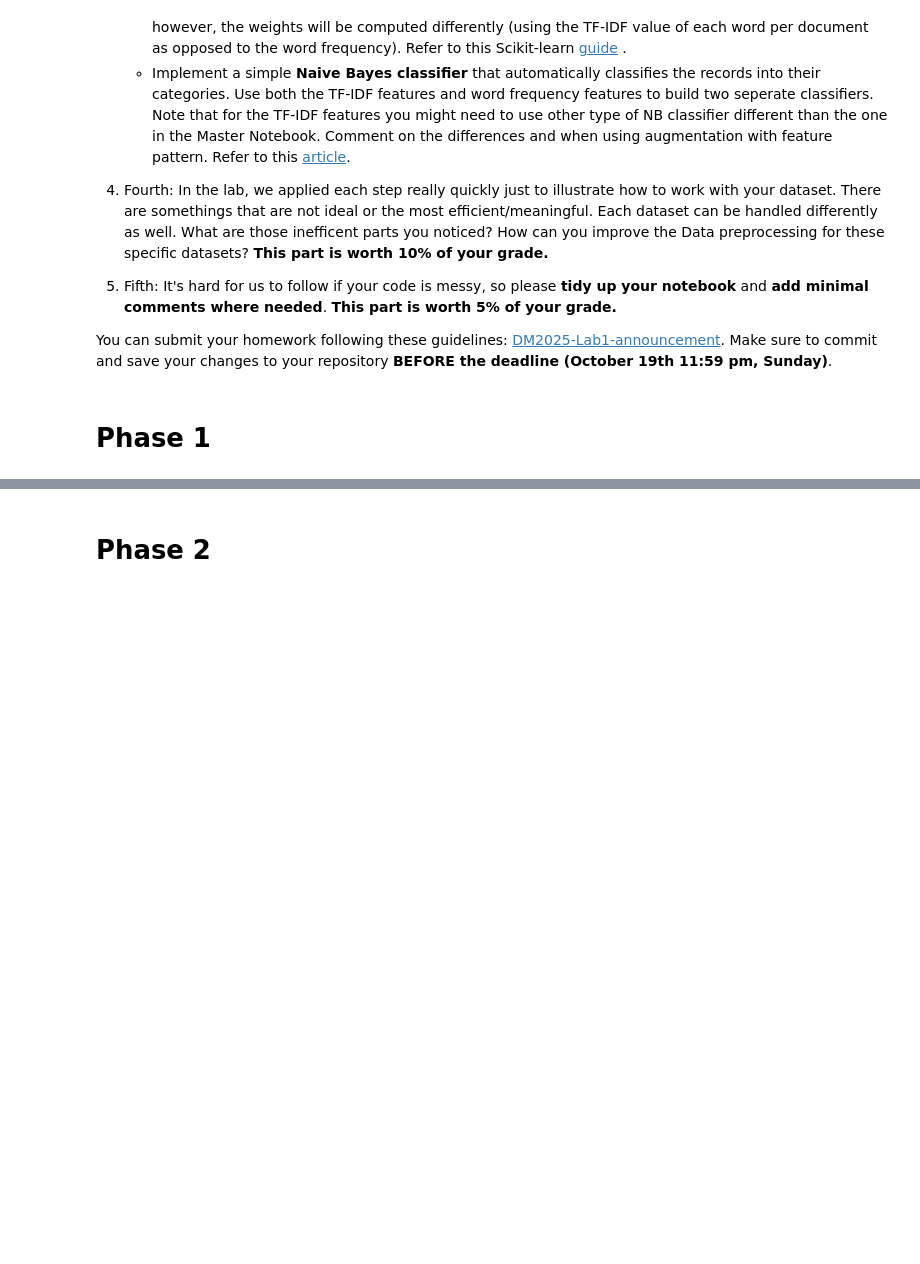
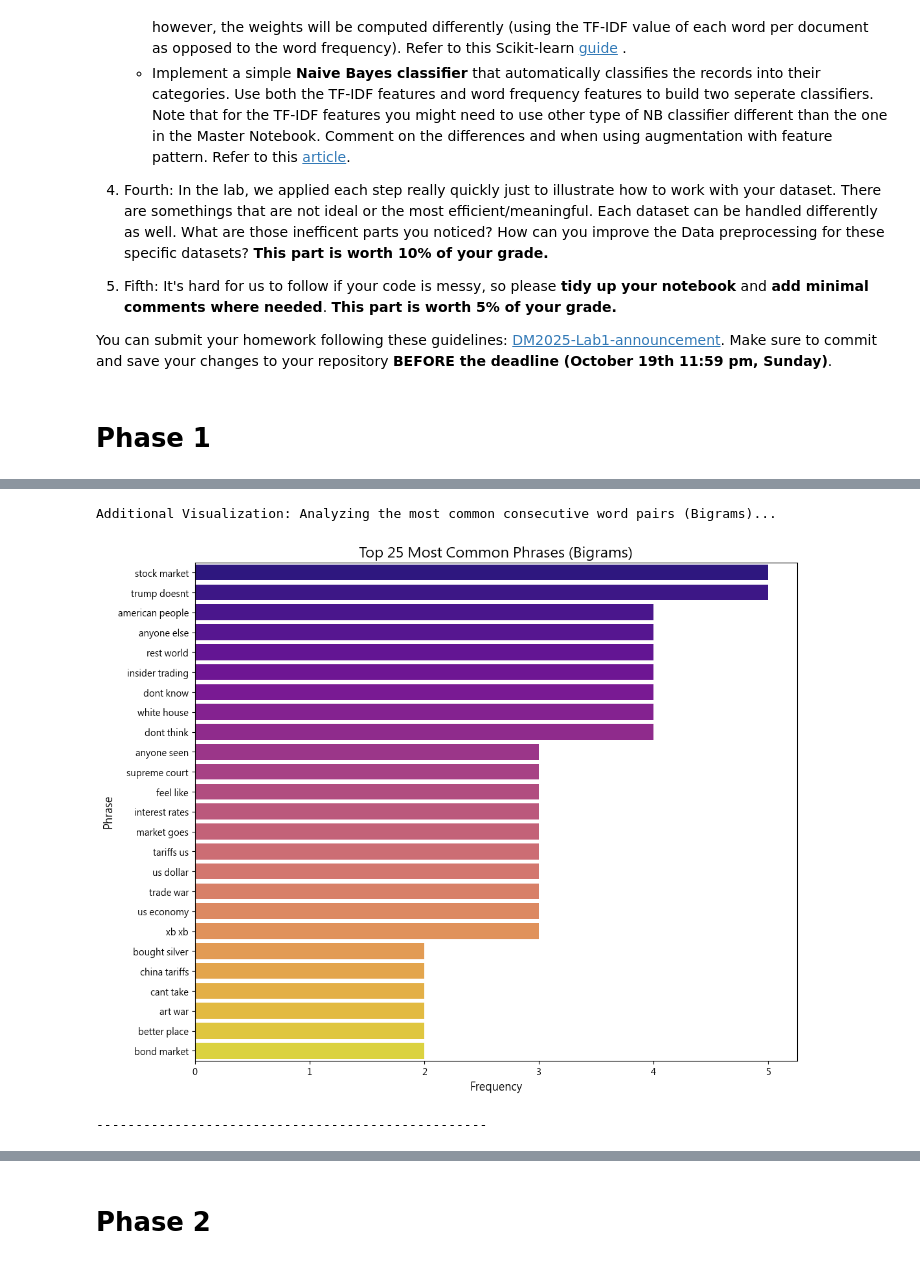
Before and after one commit to Ha1ion/DM2025-Lab1-Exercise, a Jupyter notebook: DM2025-Lab1-Homework.ipynb, the cells around one changed output, grey strips where cells are left out. Cells and saved outputs as stored; diff of their text form; code cells hidden in the pictures; blank space fills up the shorter version.

```diff
--- a/DM2025-Lab1-Homework.ipynb
+++ b/DM2025-Lab1-Homework.ipynb
@@ -362,0 +313,37 @@ Passing `palette` without assigning `hue` is deprecated and will be removed in v
+# %%
+print("Additional Visualization: Analyzing the most common consecutive word pairs (Bigrams)...")
+
+# Create a new CountVectorizer specifically for finding Bigrams
+# ngram_range=(2, 2) means we are only looking for phrases made of two words
+bigram_vectorizer = CountVectorizer(
+    stop_words=list(STOPWORDS),
+    ngram_range=(2, 2),
+    min_df=2  # Also set a minimum document frequency to filter out rare phrases
+)
+
+# Fit the data and transform it
+X_bigrams = bigram_vectorizer.fit_transform(df['cleaned_text'])
+bigram_terms = bigram_vectorizer.get_feature_names_out()
+
+# Calculate the total frequency of each Bigram
+bigram_frequencies = np.asarray(X_bigrams.sum(axis=0)).flatten()
+bigram_freq_df = pd.DataFrame({'bigram': bigram_terms, 'frequency': bigram_frequencies})
+
+# Sort and select the most common Top 25 phrases
+sorted_bigram_df = bigram_freq_df.sort_values(by='frequency', ascending=False)
+top_25_bigrams = sorted_bigram_df.head(25)
+
+# Plot a horizontal bar chart (Horizontal Bar Plot)
+# A horizontal bar chart is better for displaying long phrase labels
+plt.figure(figsize=(12, 10))
+sns.barplot(x='frequency', y='bigram', data=top_25_bigrams,
+            palette='plasma', orient='h', hue='bigram', legend=False)
+plt.title('Top 25 Most Common Phrases (Bigrams)', fontsize=16)
+plt.xlabel('Frequency', fontsize=12)
+plt.ylabel('Phrase', fontsize=12)
+plt.show()
+print("-" * 50)
+# %% [output]
+Additional Visualization: Analyzing the most common consecutive word pairs (Bigrams)...
+[figure, added]
+--------------------------------------------------
```
Also changed, not shown: parts of 41 cells of this notebook, 1 other file.
